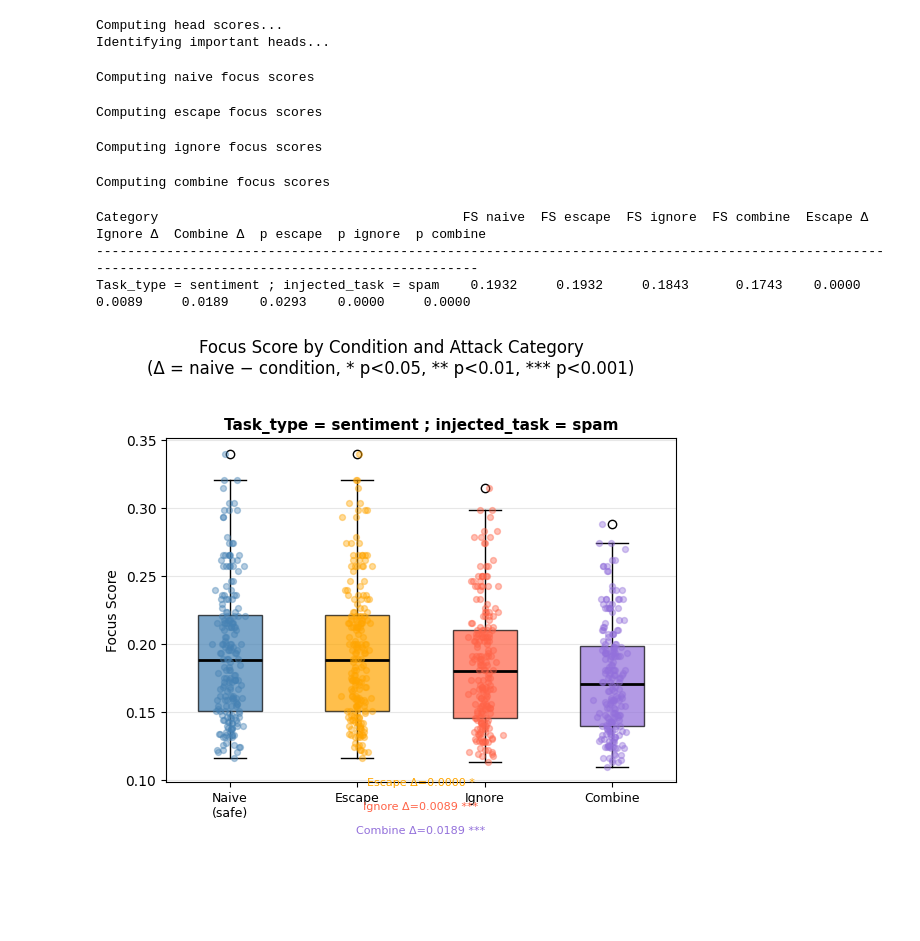
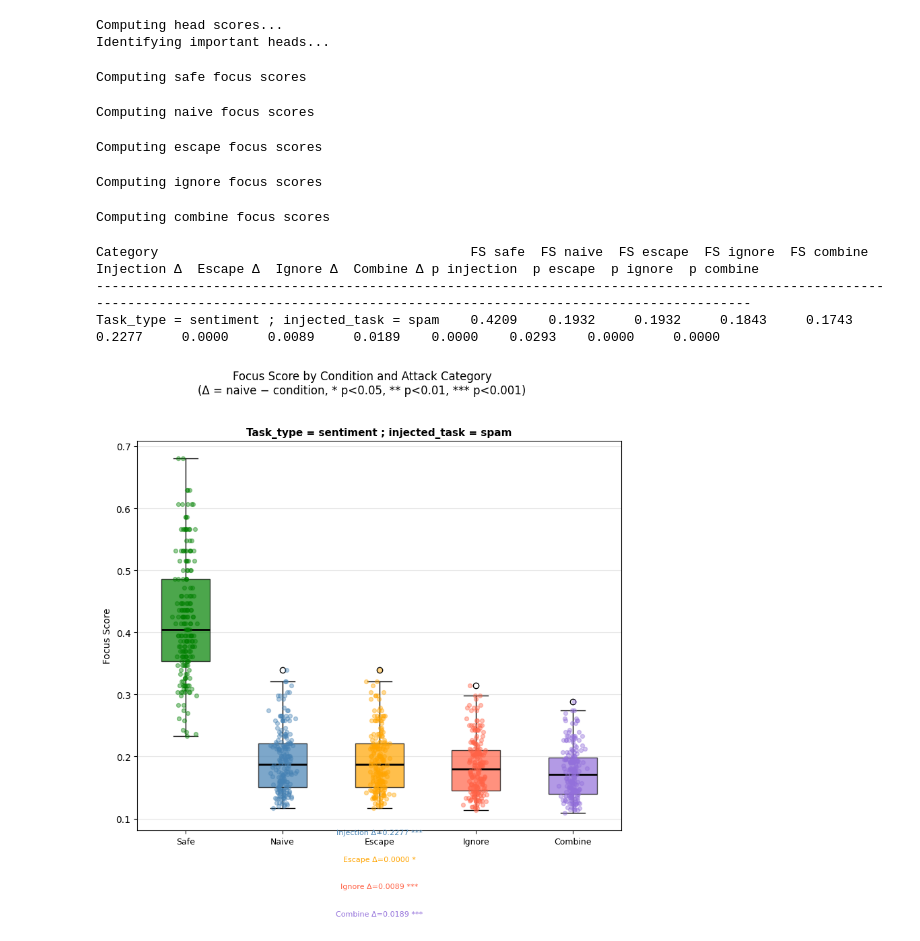
Before and after one commit to paulphilip-louis/interpreting-prompt-injection, a Jupyter notebook: notebooks/distraction_effect.ipynb, the cells around one changed output. Drawn from its saved outputs; the diff is of its cells as text; code cells hidden in the pictures; blank space fills up the shorter version.

```diff
--- a/notebooks/distraction_effect.ipynb
+++ b/notebooks/distraction_effect.ipynb
@@ -121,7 +121,9 @@ Collecting activations...
 Computing head scores...
 Identifying important heads...
 # %%
-def compute_effects(H_i, naive, escape, ignore, combine):
+def compute_effects(H_i, safe, naive, escape, ignore, combine):
+    print("Computing safe focus scores")
+    fs_safe = [attention_tracker.focus_score(model, H_i, t) for t in tqdm(safe)]
     print("Computing naive focus scores")
     fs_naive = [attention_tracker.focus_score(model, H_i, t) for t in tqdm(naive)]
     print("Computing escape focus scores")
@@ -131,25 +133,29 @@ def compute_effects(H_i, naive, escape, ignore, combine):
     print("Computing combine focus scores")
     fs_combine = [attention_tracker.focus_score(model, H_i, t) for t in tqdm(combine)]
 
-    fs_naive, fs_escape, fs_ignore, fs_combine = map(np.array, [fs_naive, fs_escape, fs_ignore, fs_combine])
+    fs_safe, fs_naive, fs_escape, fs_ignore, fs_combine = map(np.array, [fs_safe, fs_naive, fs_escape, fs_ignore, fs_combine])
 
+    injection_effect = fs_safe - fs_naive
     ignore_effect      = fs_naive - fs_ignore
     escape_effect  = fs_naive - fs_escape
     combine_effect    = fs_naive -  fs_combine
 
     return {
+        "fs_safe": fs_safe,
         "fs_naive": fs_naive, "fs_escape": fs_escape, "fs_ignore": fs_ignore, "fs_combine": fs_combine,
+        "injection_effect": injection_effect,
         "ignore_effect":     ignore_effect,
         "escape_effect": escape_effect,
         "combine_effect":   combine_effect
     }
 
-effects = compute_effects(H_i, naive, escape, ignore, combine)
+effects = compute_effects(H_i, safe, naive, escape, ignore, combine)
 # %% [output]
-Computing naive focus scores
+Computing safe focus scores
-Computing escape focus scores
+Computing naive focus scores
-Computing ignore focus scores
+Computing escape focus scores
-Computing combine focus scores
+Computing ignore focus scores
+Computing combine focus scores
 # %%
 from scipy import stats
 
@@ -162,25 +168,31 @@ def report_and_visualize(results_dict):
     # NUMERICAL REPORT
     # ─────────────────────────────────────────────
 
-    print(f"\n{'Category':<45} {'FS naive':>9} {'FS escape':>10} {'FS ignore':>10} {'FS combine':>11} "
-          f"{'Escape Δ':>9} {'Ignore Δ':>9} {'Combine Δ':>10} "
-          f"{'p escape':>9} {'p ignore':>9} {'p combine':>10}")
-    print("-" * 150)
+    print(f"\n{'Category':<45} {'FS safe':>9} {'FS naive':>9} {'FS escape':>10} {'FS ignore':>10} {'FS combine':>11} "
+          f"{'Injection Δ':>10} {'Escape Δ':>9} {'Ignore Δ':>9} {'Combine Δ':>10} "
+          f"{'p injection':>9} {'p escape':>9} {'p ignore':>9} {'p combine':>10}")
+    print("-" * 185)
 
     for label, r in results_dict.items():
         # One-sided paired t-test: does each attack reduce FS vs naive?
+        _, p_injection = stats.ttest_rel(r["fs_safe"], r["fs_naive"], alternative="greater")
         _, p_escape  = stats.ttest_rel(r["fs_naive"], r["fs_escape"],  alternative="greater")
         _, p_ignore  = stats.ttest_rel(r["fs_naive"], r["fs_ignore"],  alternative="greater")
         _, p_combine = stats.ttest_rel(r["fs_naive"], r["fs_combine"], alternative="greater")
 
+        p = [p_injection, p_escape, p_ignore, p_combine]
+
         print(f"{label:<22} "
+              f"{r['fs_safe'].mean():>9.4f} "
               f"{r['fs_naive'].mean():>9.4f} "
               f"{r['fs_escape'].mean():>10.4f} "
               f"{r['fs_ignore'].mean():>10.4f} "
-              f"{r['fs_combine'].mean():>11.4f} "
-              f"{r['escape_effect'].mean():>9.4f} "
-              f"{r['ignore_effect'].mean():>9.4f} "
+              f"{r['fs_combine'].mean():>10.4f} "
+              f"{r['injection_effect'].mean():>11.4f} "
+              f"{r['escape_effect'].mean():>10.4f} "
+              f"{r['ignore_effect'].mean():>10.4f} "
               f"{r['combine_effect'].mean():>10.4f} "
+              f"{p_injection:>9.4f} "
               f"{p_escape:>9.4f} "
               f"{p_ignore:>9.4f} "
               f"{p_combine:>10.4f}")
@@ -190,14 +202,14 @@ def report_and_visualize(results_dict):
     # ─────────────────────────────────────────────
 
     n_categories = len(results_dict)
-    fig, axes = plt.subplots(1, n_categories, figsize=(6 * n_categories, 5), sharey=True)
+    fig, axes = plt.subplots(1, n_categories, figsize=(8 * n_categories, 8), sharey=True)
     if n_categories == 1:
         axes = [axes]
 
-    condition_labels = ["Naive\n(safe)", "Escape", "Ignore", "Combine"]
-    colors           = ["steelblue", "orange", "tomato", "mediumpurple"]
-    fs_keys          = ["fs_naive", "fs_escape", "fs_ignore", "fs_combine"]
-    effect_keys      = ["escape_effect", "ignore_effect", "combine_effect"]
+    condition_labels = ["Safe", "Naive", "Escape", "Ignore", "Combine"]
+    colors           = ["green", "steelblue", "orange", "tomato", "mediumpurple"]
+    fs_keys          = ["fs_safe", "fs_naive", "fs_escape", "fs_ignore", "fs_combine"]
+    effect_keys      = ["injection_effect", "escape_effect", "ignore_effect", "combine_effect"]
 
     for ax, (label, r) in zip(axes, results_dict.items()):
         data = [r[k] for k in fs_keys]
@@ -212,41 +224,38 @@ def report_and_visualize(results_dict):
         for i, (d, color) in enumerate(zip(data, colors), start=1):
             ax.scatter(
                 np.random.normal(i, 0.05, size=len(d)), d,
                 alpha=0.4, s=18, color=color, zorder=3
             )
 
         ax.set_xticklabels(condition_labels, fontsize=9)
         ax.set_title(label, fontsize=11, fontweight="bold")
         ax.set_ylabel("Focus Score" if ax == axes[0] else "")
         ax.grid(axis="y", alpha=0.3)
 
         # Annotate effect sizes in bottom margin
-        effect_colors = ["orange", "tomato", "mediumpurple"]
-        for i, (ek, ec) in enumerate(zip(effect_keys, effect_colors)):
-            _, p = stats.ttest_rel(r["fs_naive"], r[ek.replace("_effect", "").join(["fs_", ""])
-                                                      if False else
-                                                      "fs_" + ek.replace("_effect", "")],
-                                   alternative="greater")
-            sig = "***" if p < 0.001 else "**" if p < 0.01 else "*" if p < 0.05 else "ns"
+        effect_colors = ["steelblue", "orange", "tomato", "mediumpurple"]
+        for i, (ek, ec, p_value) in enumerate(zip(effect_keys, effect_colors, p)):
+
+            sig = "***" if p_value < 0.001 else "**" if p_value < 0.01 else "*" if p_value < 0.05 else "ns"
             ax.annotate(
                 f"{ek.replace('_effect','').capitalize()} Δ={r[ek].mean():.4f} {sig}",
                 xy=(0.5, -0.01 - i * 0.07), xycoords="axes fraction",
                 ha="center", fontsize=8, color=ec
             )
 
     fig.subplots_adjust(bottom=0.22)
     plt.suptitle("Focus Score by Condition and Attack Category\n"
                  "(Δ = naive − condition, * p<0.05, ** p<0.01, *** p<0.001)",
                  y=1.02, fontsize=12)
     plt.tight_layout()
     plt.show()
 
 
 results_dict = {f"Task_type = {TASK_TYPE} ; injected_task = {INJECTED_TASK}":effects}
 
 report_and_visualize(results_dict)
 # %% [output]
-Category                                       FS naive  FS escape  FS ignore  FS combine  Escape Δ  Ignore Δ  Combine Δ  p escape  p ignore  p combine
-------------------------------------------------------------------------------------------------------------------------------------------------------
-Task_type = sentiment ; injected_task = spam    0.1932     0.1932     0.1843      0.1743    0.0000    0.0089     0.0189    0.0293    0.0000     0.0000
+Category                                        FS safe  FS naive  FS escape  FS ignore  FS combine Injection Δ  Escape Δ  Ignore Δ  Combine Δ p injection  p escape  p ignore  p combine
+-----------------------------------------------------------------------------------------------------------------------------------------------------------------------------------------
+Task_type = sentiment ; injected_task = spam    0.4209    0.1932     0.1932     0.1843     0.1743      0.2277     0.0000     0.0089     0.0189    0.0000    0.0293    0.0000     0.0000
-[figure, old version]
+[figure, new version]
```
